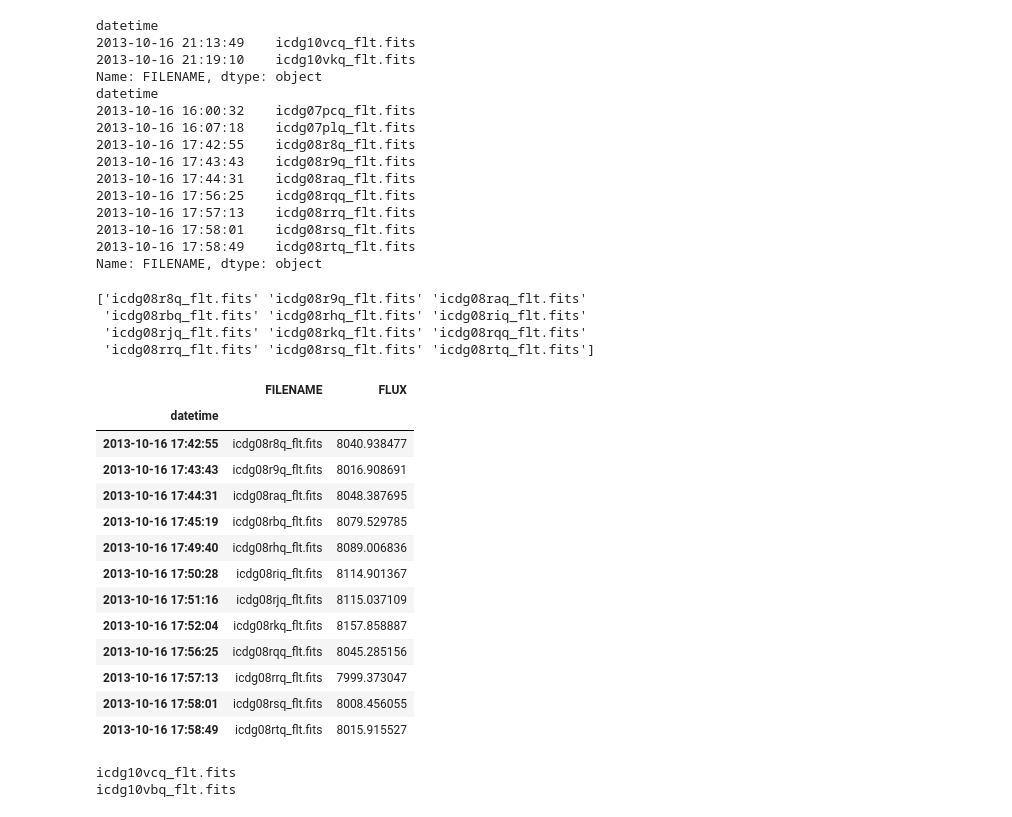
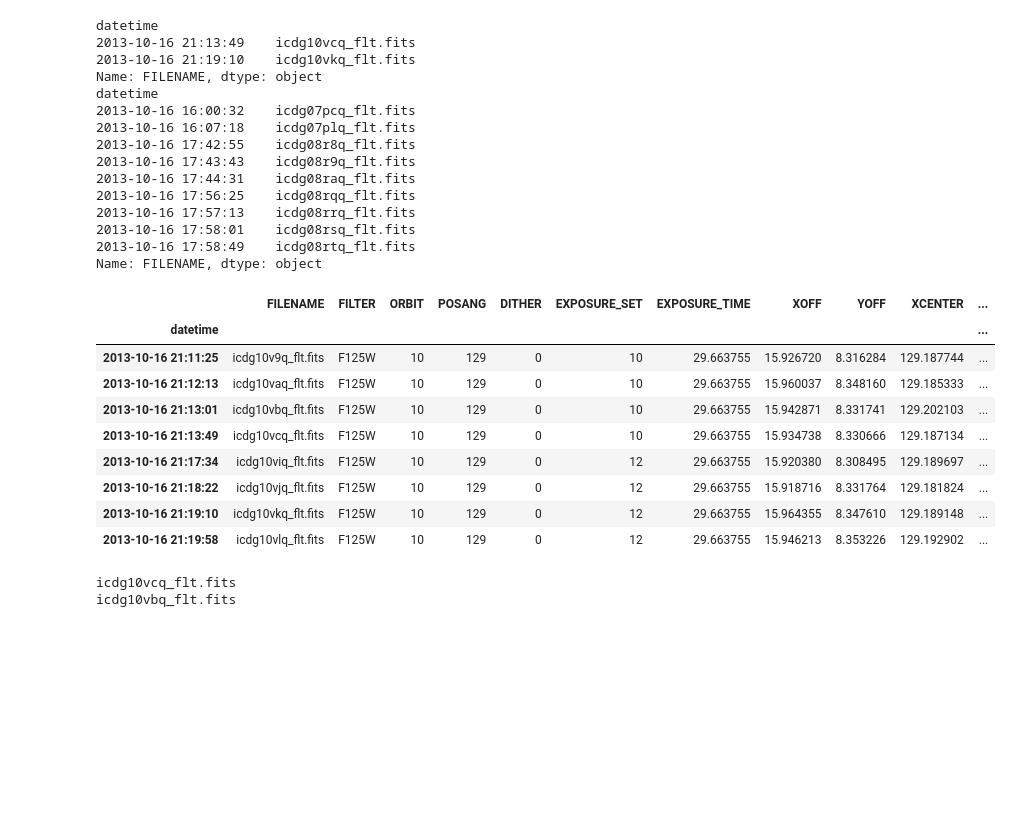
Before and after one commit to YifZhou/Exoplanet-Patchy-Clouds, a Jupyter notebook: ABPIC_Data_Analysis/playWithResult.ipynb, the cells around one changed output. Cells and saved outputs as stored; diff of their text form; code cells hidden in the pictures; blank space fills up the shorter version.

```diff
--- a/ABPIC_Data_Analysis/playWithResult.ipynb
+++ b/ABPIC_Data_Analysis/playWithResult.ipynb
@@ -33,28 +31,19 @@ datetime
 2013-10-16 17:58:01    icdg08rsq_flt.fits
 2013-10-16 17:58:49    icdg08rtq_flt.fits
 Name: FILENAME, dtype: object
-# %%
-print DF[DF['FILTER'] == 'F125W']['2013-10-16 17:42:50':'2013-10-16 17:58:50']['FILENAME'].values
-DF[DF['FILTER'] == 'F125W']['2013-10-16 17:42:50':'2013-10-16 17:58:50'][['FILENAME','FLUX']]
-# %% [output]
-['icdg08r8q_flt.fits' 'icdg08r9q_flt.fits' 'icdg08raq_flt.fits'
- 'icdg08rbq_flt.fits' 'icdg08rhq_flt.fits' 'icdg08riq_flt.fits'
- 'icdg08rjq_flt.fits' 'icdg08rkq_flt.fits' 'icdg08rqq_flt.fits'
- 'icdg08rrq_flt.fits' 'icdg08rsq_flt.fits' 'icdg08rtq_flt.fits']
-|  | FILENAME | FLUX |
-| datetime |  |  |
-| 2013-10-16 17:42:55 | icdg08r8q_flt.fits | 8040.938477 |
-| 2013-10-16 17:43:43 | icdg08r9q_flt.fits | 8016.908691 |
-| 2013-10-16 17:44:31 | icdg08raq_flt.fits | 8048.387695 |
-| 2013-10-16 17:45:19 | icdg08rbq_flt.fits | 8079.529785 |
-| 2013-10-16 17:49:40 | icdg08rhq_flt.fits | 8089.006836 |
-| 2013-10-16 17:50:28 | icdg08riq_flt.fits | 8114.901367 |
-| 2013-10-16 17:51:16 | icdg08rjq_flt.fits | 8115.037109 |
-| 2013-10-16 17:52:04 | icdg08rkq_flt.fits | 8157.858887 |
-| 2013-10-16 17:56:25 | icdg08rqq_flt.fits | 8045.285156 |
-| 2013-10-16 17:57:13 | icdg08rrq_flt.fits | 7999.373047 |
-| 2013-10-16 17:58:01 | icdg08rsq_flt.fits | 8008.456055 |
-| 2013-10-16 17:58:49 | icdg08rtq_flt.fits | 8015.915527 |
+# %%
+DF[DF['FILTER'] == 'F125W']['2013-10-16 21:10:50':'2013-10-16 21:30:50']
+# %% [output]
+|  | FILENAME | FILTER | ORBIT | POSANG | DITHER | EXPOSURE_SET | EXPOSURE_TIME | XOFF | YOFF | XCENTER | ... |
+| datetime |  |  |  |  |  |  |  |  |  |  | ... |
+| 2013-10-16 21:11:25 | icdg10v9q_flt.fits | F125W | 10 | 129 | 0 | 10 | 29.663755 | 15.926720 | 8.316284 | 129.187744 | ... |
+| 2013-10-16 21:12:13 | icdg10vaq_flt.fits | F125W | 10 | 129 | 0 | 10 | 29.663755 | 15.960037 | 8.348160 | 129.185333 | ... |
+| 2013-10-16 21:13:01 | icdg10vbq_flt.fits | F125W | 10 | 129 | 0 | 10 | 29.663755 | 15.942871 | 8.331741 | 129.202103 | ... |
+| 2013-10-16 21:13:49 | icdg10vcq_flt.fits | F125W | 10 | 129 | 0 | 10 | 29.663755 | 15.934738 | 8.330666 | 129.187134 | ... |
+| 2013-10-16 21:17:34 | icdg10viq_flt.fits | F125W | 10 | 129 | 0 | 12 | 29.663755 | 15.920380 | 8.308495 | 129.189697 | ... |
+| 2013-10-16 21:18:22 | icdg10vjq_flt.fits | F125W | 10 | 129 | 0 | 12 | 29.663755 | 15.918716 | 8.331764 | 129.181824 | ... |
+| 2013-10-16 21:19:10 | icdg10vkq_flt.fits | F125W | 10 | 129 | 0 | 12 | 29.663755 | 15.964355 | 8.347610 | 129.189148 | ... |
+| 2013-10-16 21:19:58 | icdg10vlq_flt.fits | F125W | 10 | 129 | 0 | 12 | 29.663755 | 15.946213 | 8.353226 | 129.192902 | ... |
 # %%
 %run -i pyDS9_blink.py icdg10vcq_flt.fits icdg10vbq_flt.fits
 # %% [output]
```
Also changed, not shown: parts of 5 cells of this notebook, 7 other files.
